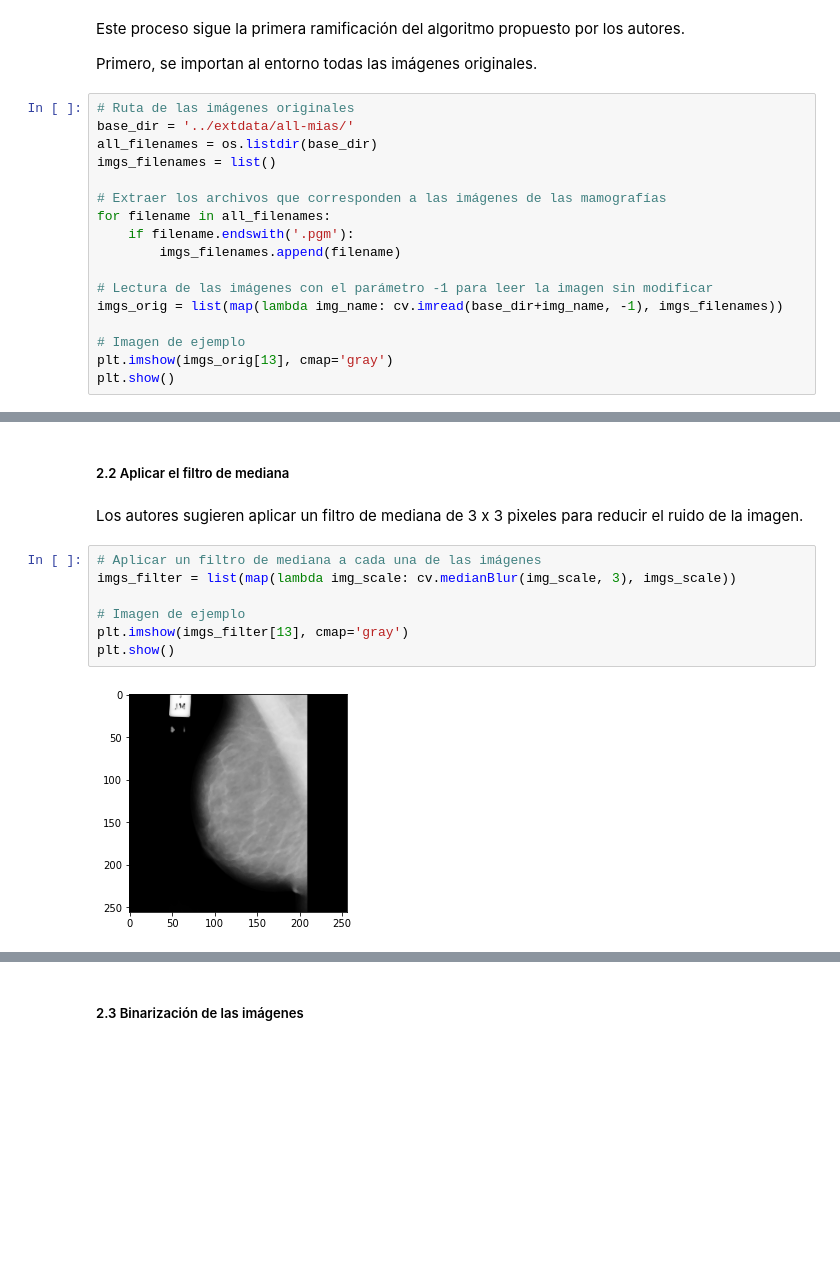
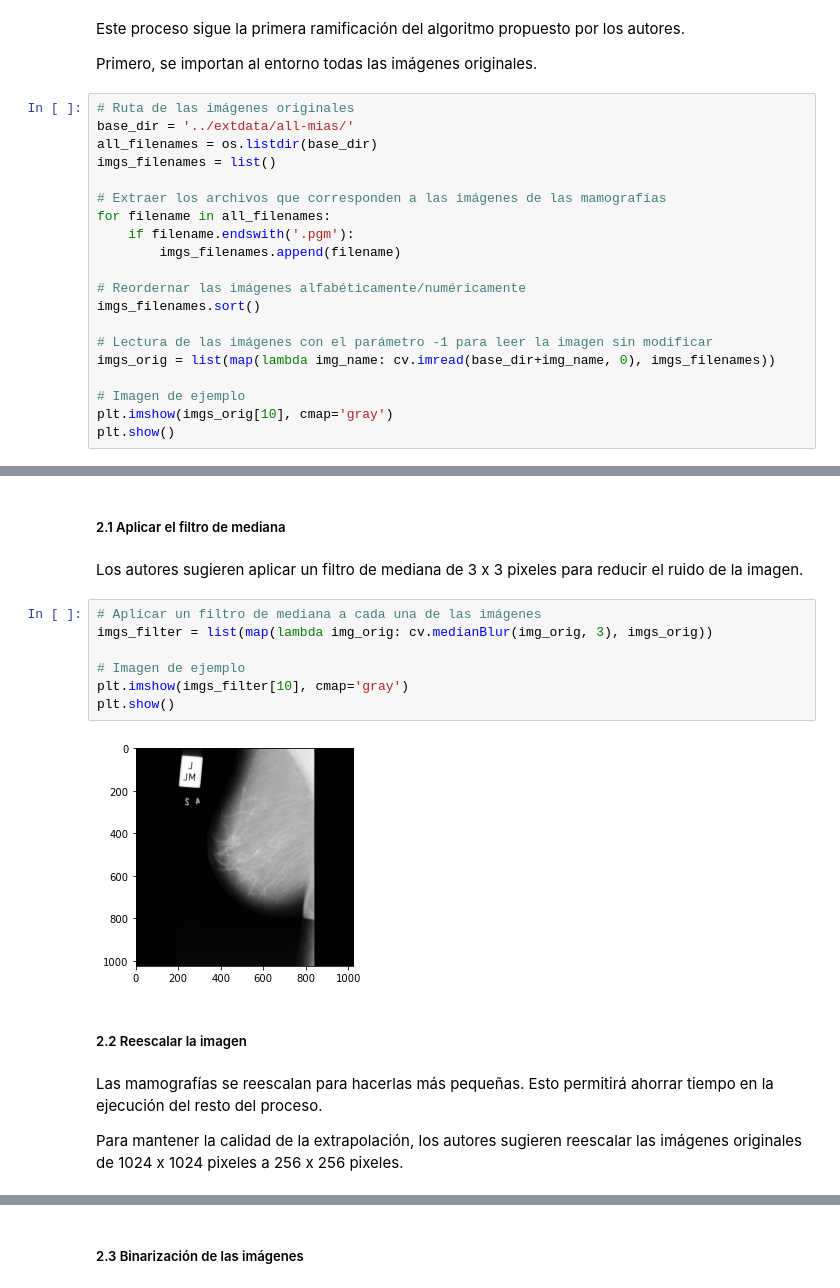
Before and after one commit to data-and-code/trabajo_con_imagenes, a Jupyter notebook: data-raw/clean_imgs.ipynb, the cells around one changed output, grey strips where cells are left out. Cells and saved outputs as stored; diff of their text form; blank space fills up the shorter version.

```diff
--- a/data-raw/clean_imgs.ipynb
+++ b/data-raw/clean_imgs.ipynb
@@ -65,10 +65,13 @@ for filename in all_filenames:
     if filename.endswith('.pgm'):
         imgs_filenames.append(filename)
 
+# Reordernar las imágenes alfabéticamente/numéricamente
+imgs_filenames.sort()
+
 # Lectura de las imágenes con el parámetro -1 para leer la imagen sin modificar
-imgs_orig = list(map(lambda img_name: cv.imread(base_dir+img_name, -1), imgs_filenames))
+imgs_orig = list(map(lambda img_name: cv.imread(base_dir+img_name, 0), imgs_filenames))
 
 # Imagen de ejemplo
-plt.imshow(imgs_orig[13], cmap='gray')
+plt.imshow(imgs_orig[10], cmap='gray')
 plt.show()
 # %% [output]
@@ -91,13 +83,19 @@ plt.show()
 # %% [markdown]
-##### 2.2 Aplicar el filtro de mediana
+##### 2.1 Aplicar el filtro de mediana
 # %% [markdown]
 Los autores sugieren aplicar un filtro de mediana de 3 x 3 pixeles para reducir el ruido de la imagen.
 # %%
 # Aplicar un filtro de mediana a cada una de las imágenes
-imgs_filter = list(map(lambda img_scale: cv.medianBlur(img_scale, 3), imgs_scale))
+imgs_filter = list(map(lambda img_orig: cv.medianBlur(img_orig, 3), imgs_orig))
 
 # Imagen de ejemplo
-plt.imshow(imgs_filter[13], cmap='gray')
+plt.imshow(imgs_filter[10], cmap='gray')
 plt.show()
 # %% [output]
-[figure, old version]
+[figure, new version]
+# %% [markdown]
+##### 2.2 Reescalar la imagen
+# %% [markdown]
+Las mamografías se reescalan para hacerlas más pequeñas. Esto permitirá ahorrar tiempo en la ejecución del resto del proceso.
+
+Para mantener la calidad de la extrapolación, los autores sugieren reescalar las imágenes originales de 1024 x 1024 pixeles a 256 x 256 pixeles.
```
Also changed, not shown: parts of 36 cells of this notebook.
